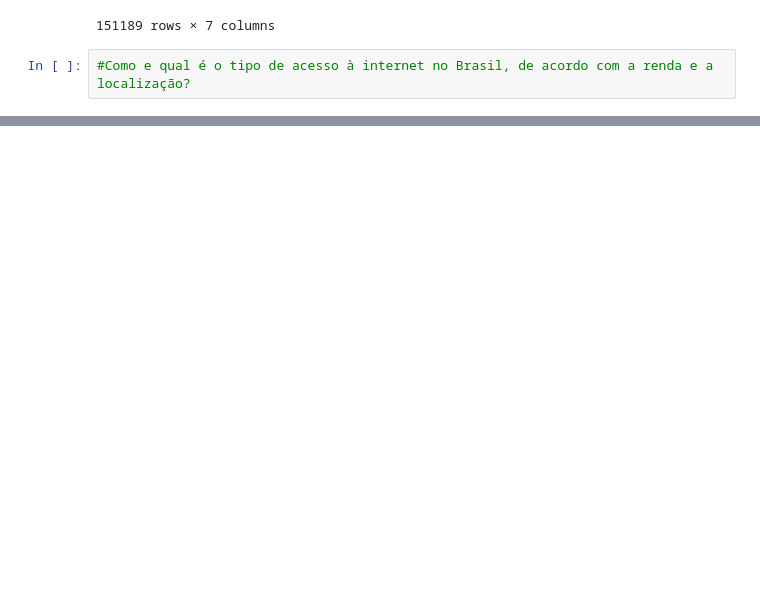
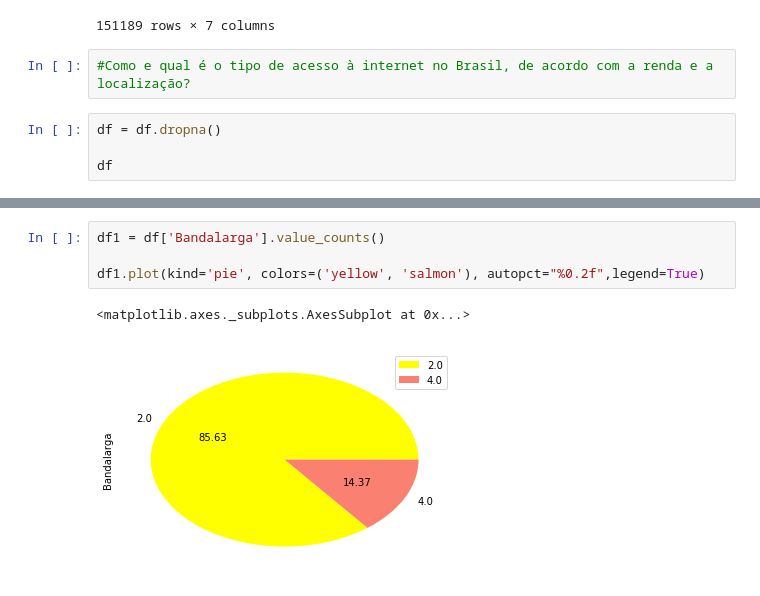
Before and after one commit to Samara19/Ci-ncia-dos-Dados, a Jupyter notebook: Projeto+1+Ciência+dos+Dados.ipynb, the cells around one changed output, grey strips where cells are left out. Saved outputs shown, nothing was run; the diff lists cells and outputs as text; blank space fills up the shorter version.

```diff
--- a/Projeto+1+Ciência+dos+Dados.ipynb
+++ b/Projeto+1+Ciência+dos+Dados.ipynb
@@ -199,3 +66,7 @@ df
 151189 rows × 7 columns
 # %%
 #Como e qual é o tipo de acesso à internet no Brasil, de acordo com a renda e a localização?
+# %%
+df = df.dropna()
+
+df
@@ -201,0 +92,7 @@ df
+# %%
+df1 = df['Bandalarga'].value_counts()
+
+df1.plot(kind='pie', colors=('yellow', 'salmon'), autopct="%0.2f",legend=True)
+# %% [output]
+<matplotlib.axes._subplots.AxesSubplot at 0x...>
+[figure, added]
```
Also changed, not shown: parts of 15 cells of this notebook.
